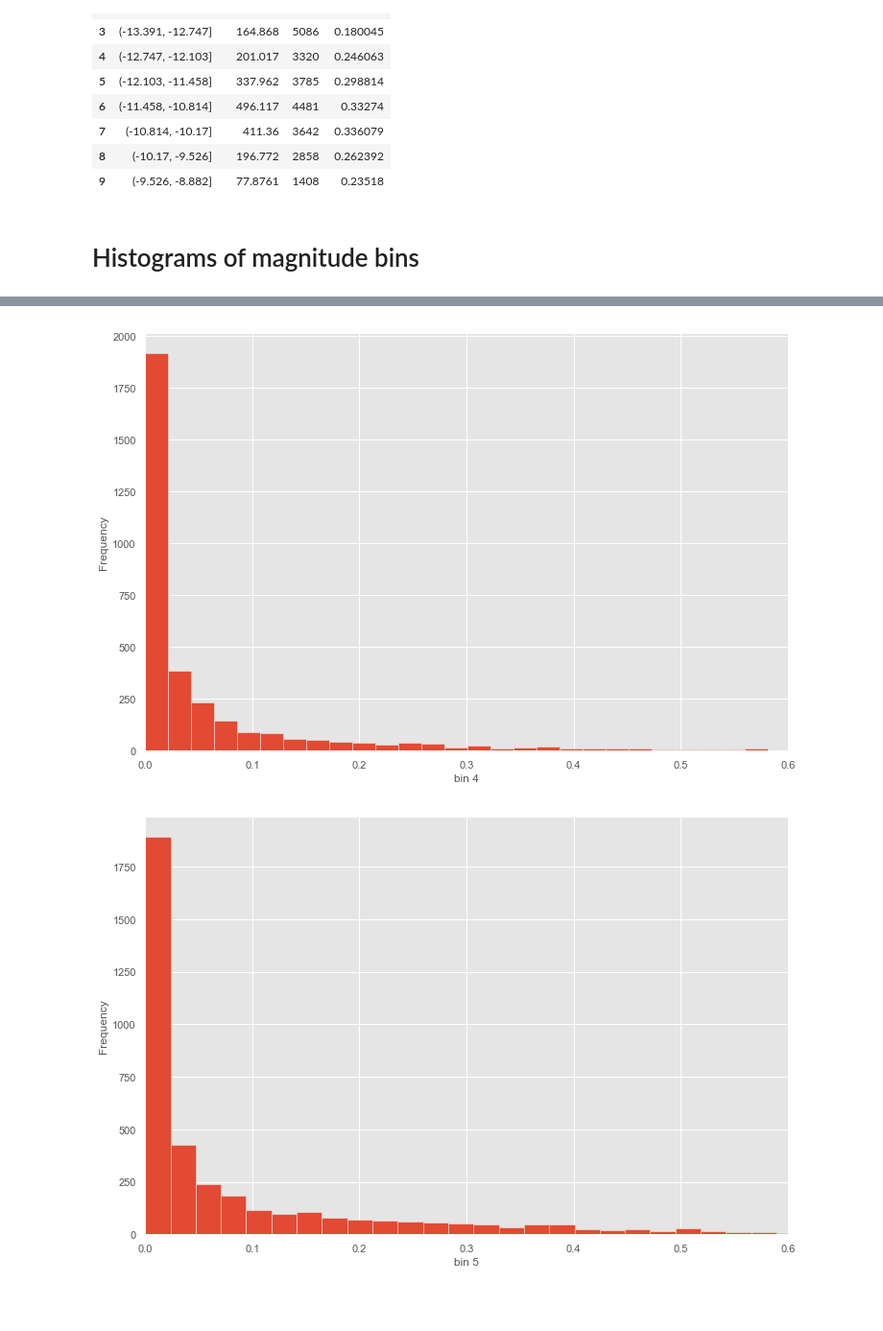
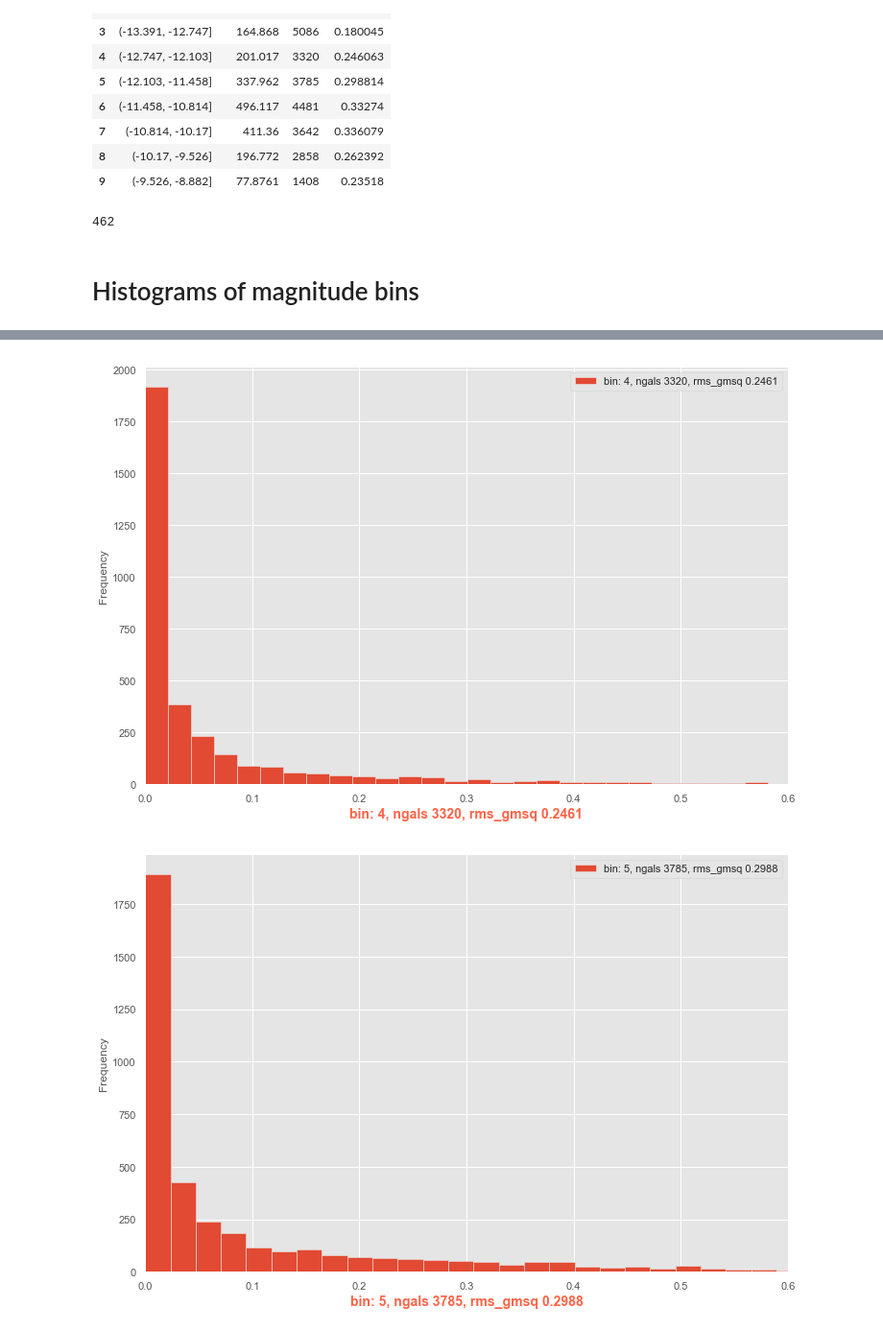
Before and after one commit to bpRsh/2019_shear_analysis_after_dmstack, a Jupyter notebook: Nov_2019/Nov21/a02_create_rms_gmsq_bins.ipynb, the cells around one changed output, grey strips where cells are left out. Shown at 96% size. Saved outputs shown, nothing was run; the diff lists cells and outputs as text; code cells hidden in the pictures; blank space fills up the shorter version.

```diff
--- a/Nov_2019/Nov21/a02_create_rms_gmsq_bins.ipynb
+++ b/Nov_2019/Nov21/a02_create_rms_gmsq_bins.ipynb
@@ -291,13 +296,24 @@ df_above_bins.style.background_gradient(subset=['rms_gmsq'])
 | 7 | (-10.814, -10.17] | 411.36 | 3642 | 0.336079 |
 | 8 | (-10.17, -9.526] | 196.772 | 2858 | 0.262392 |
 | 9 | (-9.526, -8.882] | 77.8761 | 1408 | 0.23518 |
+# %%
+df_above_bins.loc[0,'ngals']
+# %% [output]
+462
 # %% [markdown]
 # Histograms of magnitude bins
 # %%
 for i in range(10):
-    df_above[df_above['mmagnitude_bin_number'] == i ]['gmsq'].plot.hist(bins=60,figsize=(12,8))
-    plt.xlabel('bin '+str(i))
+    dx = df_above[df_above['mmagnitude_bin_number'] == i ]
+    ngals = df_above_bins.loc[i,'ngals']
+    rms_gmsq = df_above_bins.loc[i,'rms_gmsq']
+
+    label = f'bin: {i}, ngals {ngals}, rms_gmsq {rms_gmsq:.4f}'
+
+    dx['gmsq'].plot.hist(bins=60,figsize=(12,8),label=label)
+    plt.xlabel(label,weight='bold',fontsize=14,color='tomato')
     plt.xlim(0,0.6)
+    plt.legend(loc=1)
     plt.show()
     plt.close()
 # %% [output]
@@ -308,2 +324,2 @@ for i in range(10):
-[figure, old version]
+[figure, new version]
-[figure, old version]
+[figure, new version]
```
Also changed, not shown: parts of 12 cells of this notebook.
